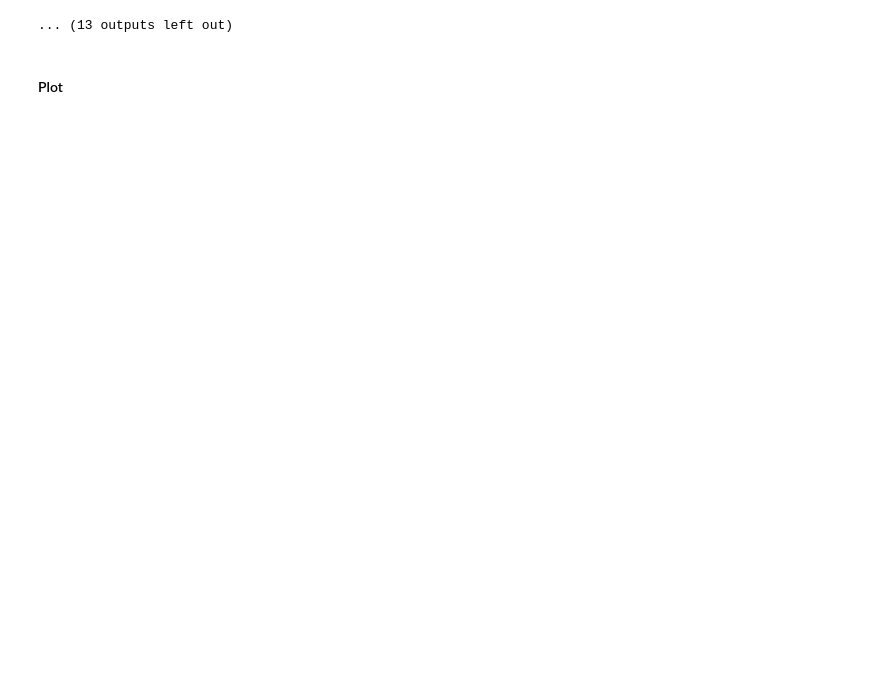
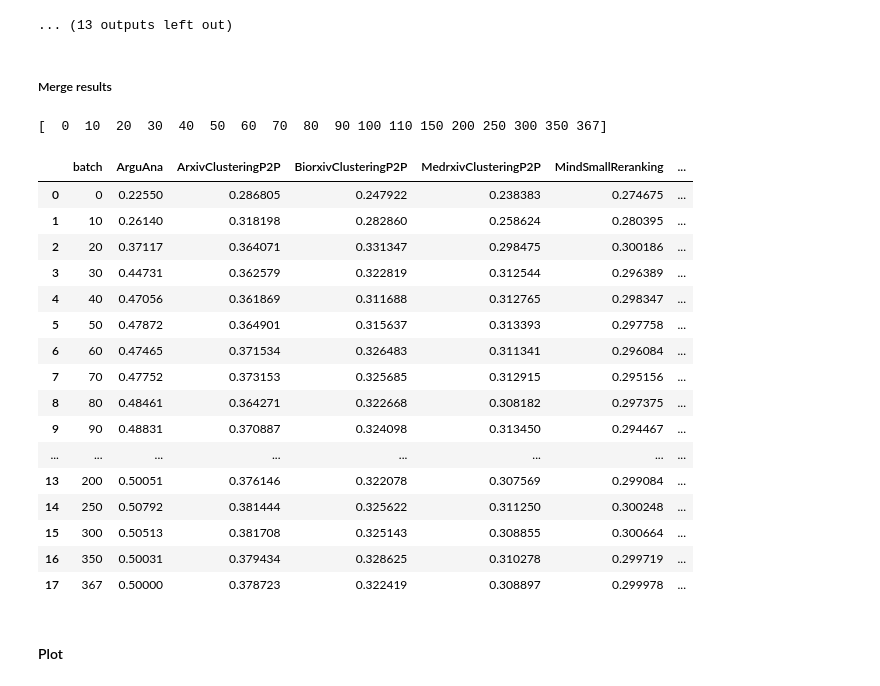
Before and after one commit to berenslab/text-embed-augm, a Jupyter notebook: scripts/updated_dataset/32-rgm-mteb-eval-batches.ipynb, the cells around one changed output. Drawn from its saved outputs; the diff is of its cells as text; code cells hidden in the pictures; blank space fills up the shorter version.

```diff
--- a/scripts/updated_dataset/32-rgm-mteb-eval-batches.ipynb
+++ b/scripts/updated_dataset/32-rgm-mteb-eval-batches.ipynb
@@ -435,3 +440,14 @@ Reranking
     - MindSmallReranking, s2s
 [interactive output not drawn]
 ... (13 outputs left out)
+# %% [markdown]
+##### Merge results
+# %%
+batches_1 = np.arange(0, 400, 50)
+batches_2 = np.arange(0, 120, 10)
+last_batch = np.array([367])
+
+all_batches = np.hstack((np.union1d(batches_1, batches_2), last_batch))
+print(all_batches)
+# %% [output]
+[  0  10  20  30  40  50  60  70  80  90 100 110 150 200 250 300 350 367]
@@ -437,0 +476,62 @@ Reranking
+# %%
+def create_mteb_dict(original_json_dict):
+    clean_dict = dict()
+    for key in np.sort(list(original_json_dict.keys())):
+        task = key.split("/")[-1]
+        if "scores" in original_json_dict[key].keys():
+            # pretrained mpnet
+            score_mpnet = original_json_dict[key]["scores"]["test"][0][
+                "main_score"
+            ]
+            clean_dict[task] = score_mpnet
+
+        else:
+            continue
+
+    return clean_dict
+# %%
+final_dict_results = defaultdict(list)
+
+for batch in all_batches:
+    final_dict_results["batch"].append(batch)
+
+    model_name = "MPNet"
+    saving_path = (
+        Path("embeddings_" + model_name.lower())
+        / Path("updated_dataset")
+        / Path("mteb_benchmark")
+        / Path("new_format")
+    )
+    root_directory = (
+        variables_path / saving_path / f"results_epoch_0_batch_{batch}"
+    )
+    json_results_dict = load_mteb_results(root_directory)
+
+    # transform
+    mteb_results_dict = create_mteb_dict(json_results_dict)
+
+    # append
+    [final_dict_results[k].append(v) for k, v in mteb_results_dict.items()]
+
+
+df_training_eval_results = pd.DataFrame(final_dict_results)
+# %%
+df_training_eval_results
+# %% [output]
+|  | batch | ArguAna | ArxivClusteringP2P | BiorxivClusteringP2P | MedrxivClusteringP2P | MindSmallReranking | ... |
+| 0 | 0 | 0.22550 | 0.286805 | 0.247922 | 0.238383 | 0.274675 | ... |
+| 1 | 10 | 0.26140 | 0.318198 | 0.282860 | 0.258624 | 0.280395 | ... |
+| 2 | 20 | 0.37117 | 0.364071 | 0.331347 | 0.298475 | 0.300186 | ... |
+| 3 | 30 | 0.44731 | 0.362579 | 0.322819 | 0.312544 | 0.296389 | ... |
+| 4 | 40 | 0.47056 | 0.361869 | 0.311688 | 0.312765 | 0.298347 | ... |
+| 5 | 50 | 0.47872 | 0.364901 | 0.315637 | 0.313393 | 0.297758 | ... |
+| 6 | 60 | 0.47465 | 0.371534 | 0.326483 | 0.311341 | 0.296084 | ... |
+| 7 | 70 | 0.47752 | 0.373153 | 0.325685 | 0.312915 | 0.295156 | ... |
+| 8 | 80 | 0.48461 | 0.364271 | 0.322668 | 0.308182 | 0.297375 | ... |
+| 9 | 90 | 0.48831 | 0.370887 | 0.324098 | 0.313450 | 0.294467 | ... |
+| ... | ... | ... | ... | ... | ... | ... | ... |
+| 13 | 200 | 0.50051 | 0.376146 | 0.322078 | 0.307569 | 0.299084 | ... |
+| 14 | 250 | 0.50792 | 0.381444 | 0.325622 | 0.311250 | 0.300248 | ... |
+| 15 | 300 | 0.50513 | 0.381708 | 0.325143 | 0.308855 | 0.300664 | ... |
+| 16 | 350 | 0.50031 | 0.379434 | 0.328625 | 0.310278 | 0.299719 | ... |
+| 17 | 367 | 0.50000 | 0.378723 | 0.322419 | 0.308897 | 0.299978 | ... |
```
Also changed, not shown: parts of 5 cells of this notebook.
